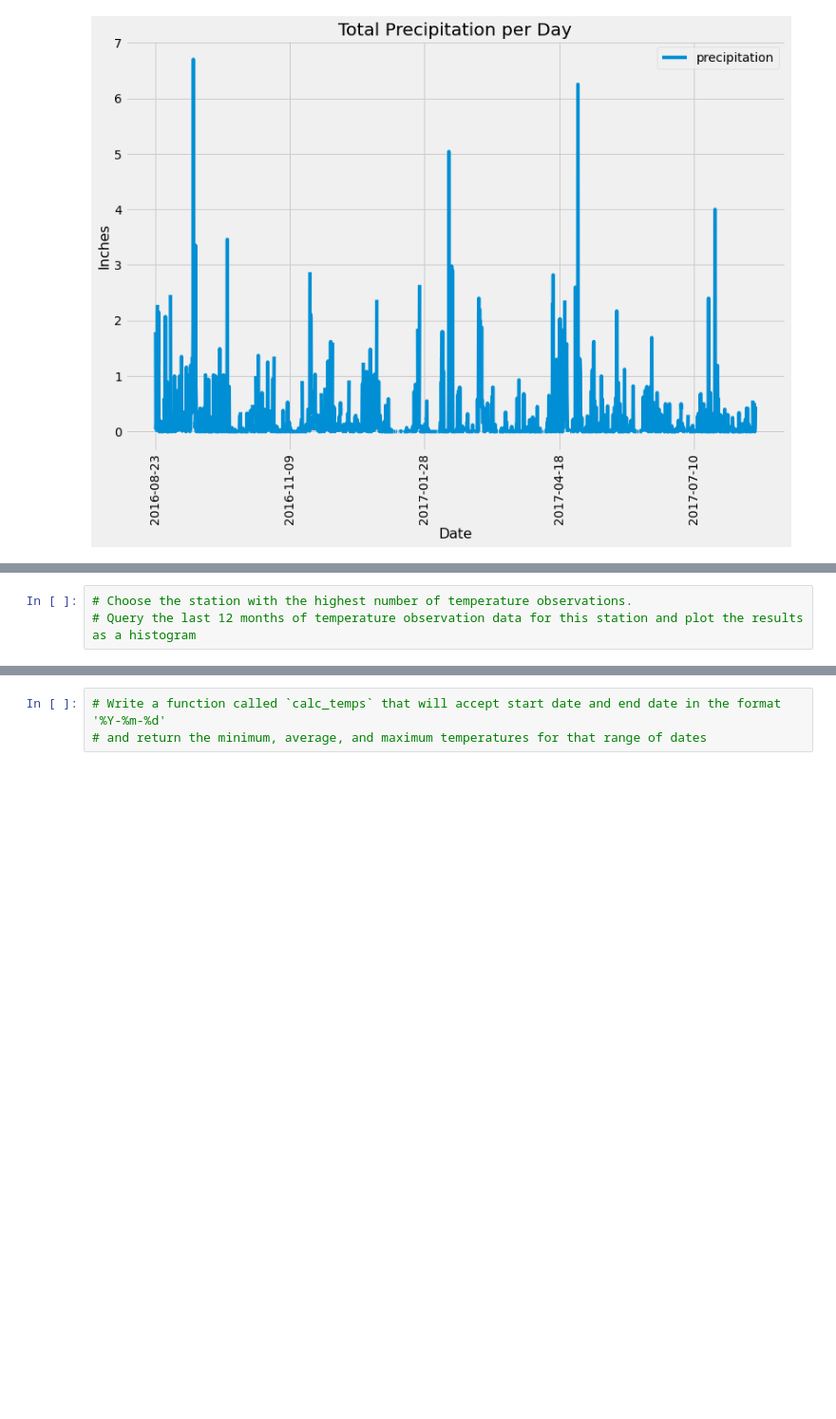
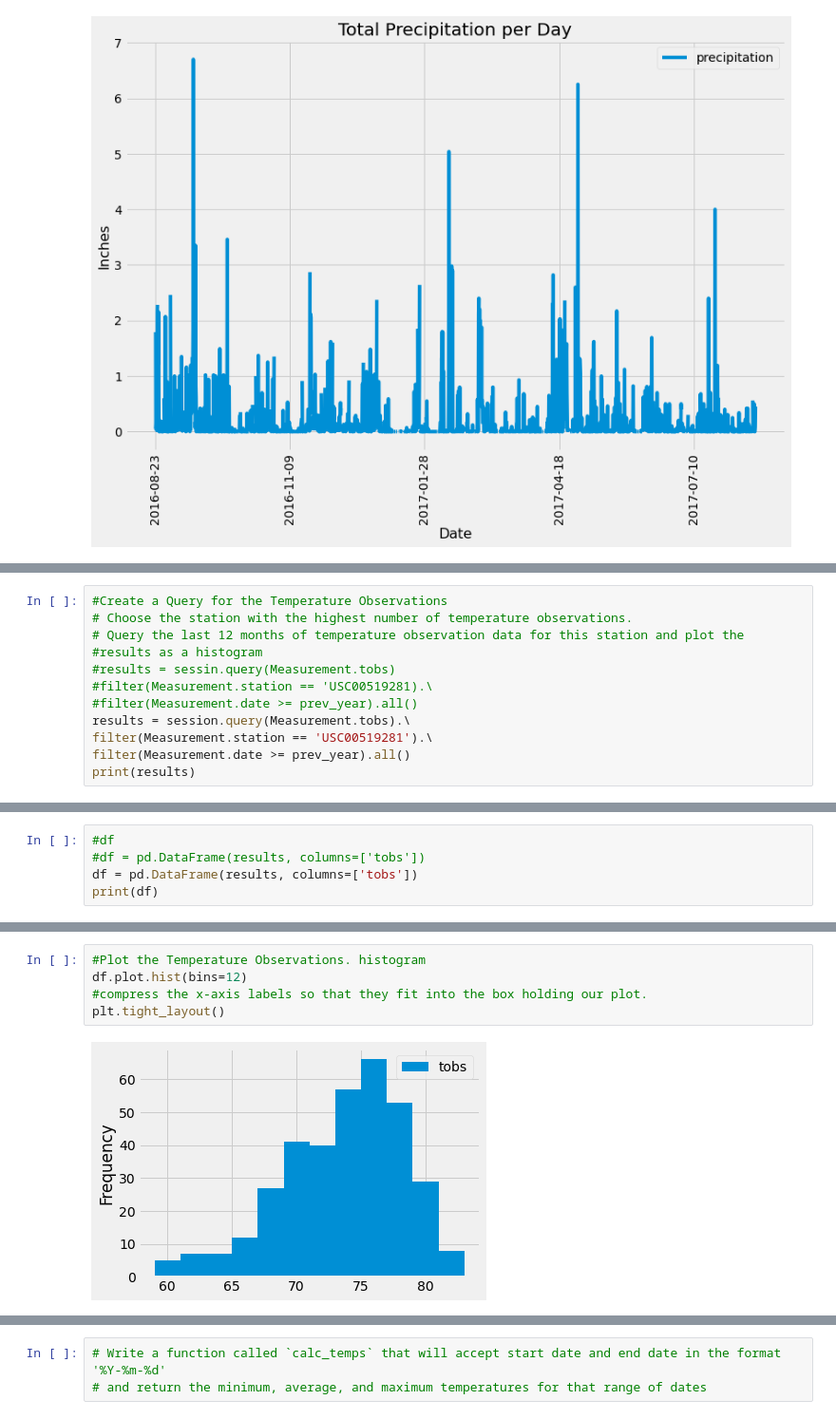
Before and after one commit to SringayKeno/surfs_up, a Jupyter notebook: climate_analysis.ipynb, the cells around one changed output, grey strips where cells are left out. Shown at 95% size. Saved outputs shown, nothing was run; the diff lists cells and outputs as text; blank space fills up the shorter version.

```diff
--- a/climate_analysis.ipynb
+++ b/climate_analysis.ipynb
@@ -170,3 +212,12 @@ plt.xticks (rotation= 90)
 # %%
+#Create a Query for the Temperature Observations
 # Choose the station with the highest number of temperature observations.
-# Query the last 12 months of temperature observation data for this station and plot the results as a histogram
+# Query the last 12 months of temperature observation data for this station and plot the
+#results as a histogram
+#results = sessin.query(Measurement.tobs)
+#filter(Measurement.station == 'USC00519281).\
+#filter(Measurement.date >= prev_year).all()
+results = session.query(Measurement.tobs).\
+filter(Measurement.station == 'USC00519281').\
+filter(Measurement.date >= prev_year).all()
+print(results)
@@ -172,0 +226,5 @@ plt.xticks (rotation= 90)
+# %%
+#df
+#df = pd.DataFrame(results, columns=['tobs'])
+df = pd.DataFrame(results, columns=['tobs'])
+print(df)
@@ -172,0 +246,7 @@ plt.xticks (rotation= 90)
+# %%
+#Plot the Temperature Observations. histogram
+df.plot.hist(bins=12)
+#compress the x-axis labels so that they fit into the box holding our plot.
+plt.tight_layout()
+# %% [output]
+[figure, added]
```
Also changed, not shown: parts of 9 cells of this notebook.
